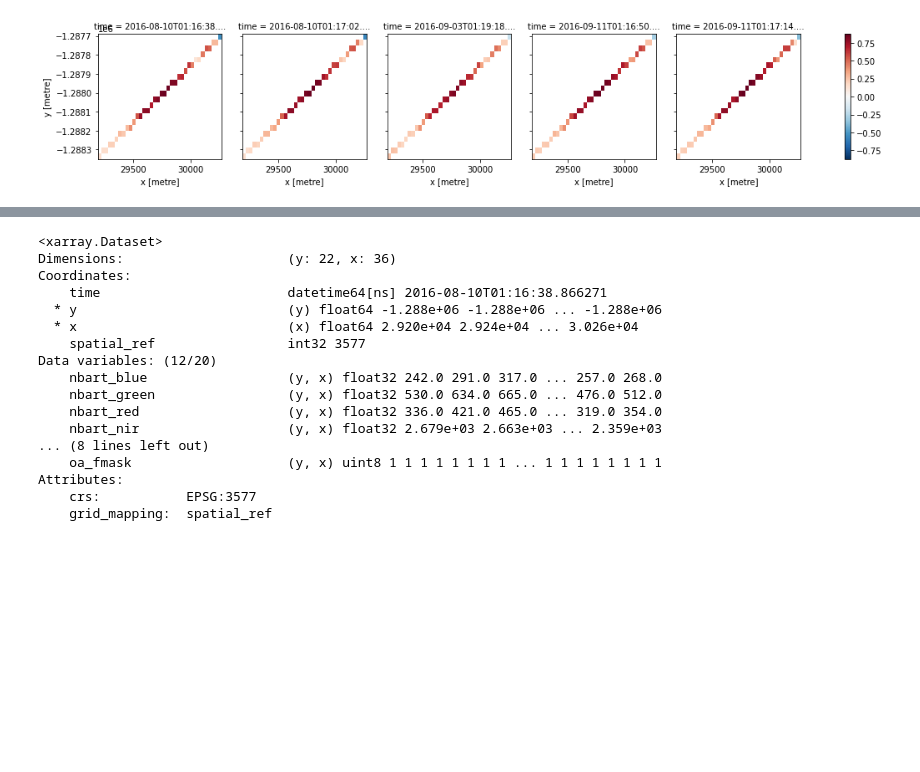
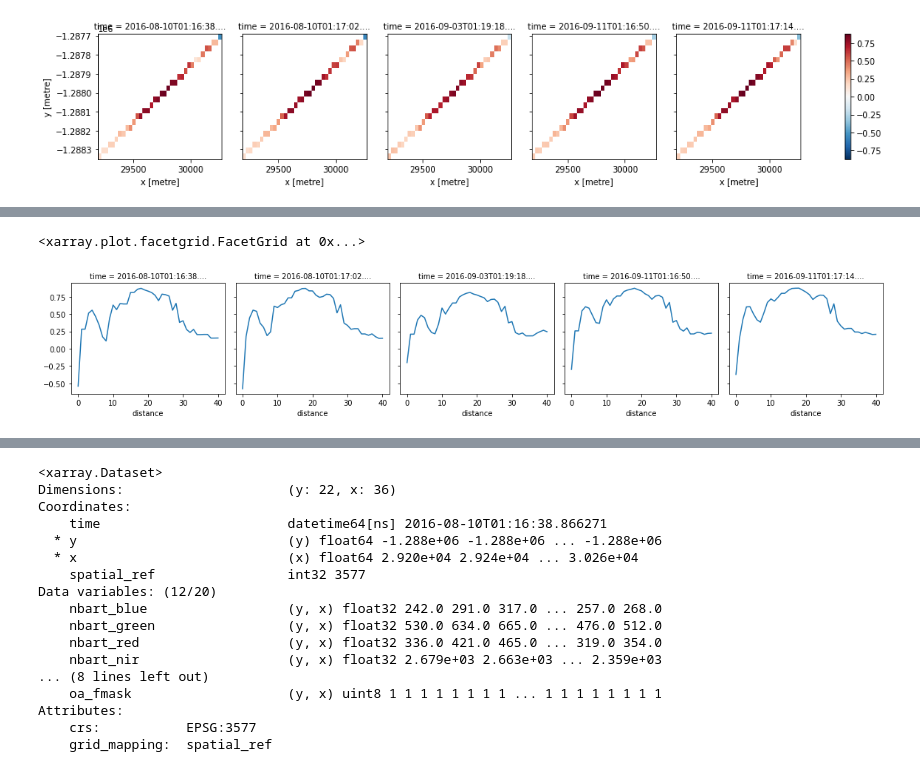
Before and after one commit to christopherowers/DP_KNP, a Jupyter notebook: Hovmoller.ipynb, the cells around one changed output, grey strips where cells are left out. Cells and saved outputs as stored; diff of their text form; code cells hidden in the pictures; blank space fills up the shorter version.

Commit message:
Figure loading code needs cleaning up time steps sorting

```diff
--- a/Hovmoller.ipynb
+++ b/Hovmoller.ipynb
@@ -282,3 +319,7 @@ hov_multi_ndvi.plot(col='time')
 # %% [output]
 <xarray.plot.facetgrid.FacetGrid at 0x...>
 [figure]
+# %%
+dist = [i for i in range(0, int(geom_w.length), 30)]
+#points = zip(*[geom.interpolate(d).coords[0] for d in dist]) py2
+points = list(zip(*[geom_w.interpolate(d).coords[0] for d in dist])) #py3
@@ -284,0 +331,9 @@ hov_multi_ndvi.plot(col='time')
+# %%
+points = da.sel(lat=xr.DataArray([40.1, 42.3, 39.78], dims='z'),
+                lon=xr.DataArray([7.1, 6.2, 13.2], dims='z'),
+                method='nearest')
+ ds=xr.Dataset({'a': [1,2,3], 'b': ('a', [4,5,5])}
+
+
+x_coords = xr.DataArray(list(points[1]))
+y_coords = xr.DataArray([2.2, 0.7, 4.3])
@@ -284,0 +446,6 @@ hov_multi_ndvi.plot(col='time')
+# %%
+y_dim = np.asarray(points[1])
+x_dim = np.asarray(points[0])
+hov_multi_ndvi_sel_2 = hov_multi_ndvi_sel.sel(x=xr.DataArray(x_dim, dims='distance'),
+                                              y=xr.DataArray(y_dim, dims='distance'),
+                                              method='nearest')
@@ -284,0 +470,5 @@ hov_multi_ndvi.plot(col='time')
+# %%
+hov_multi_ndvi_sel_2.plot(col='time')
+# %% [output]
+<xarray.plot.facetgrid.FacetGrid at 0x...>
+[figure, added]
```
Also changed, not shown: parts of 29 cells of this notebook.
